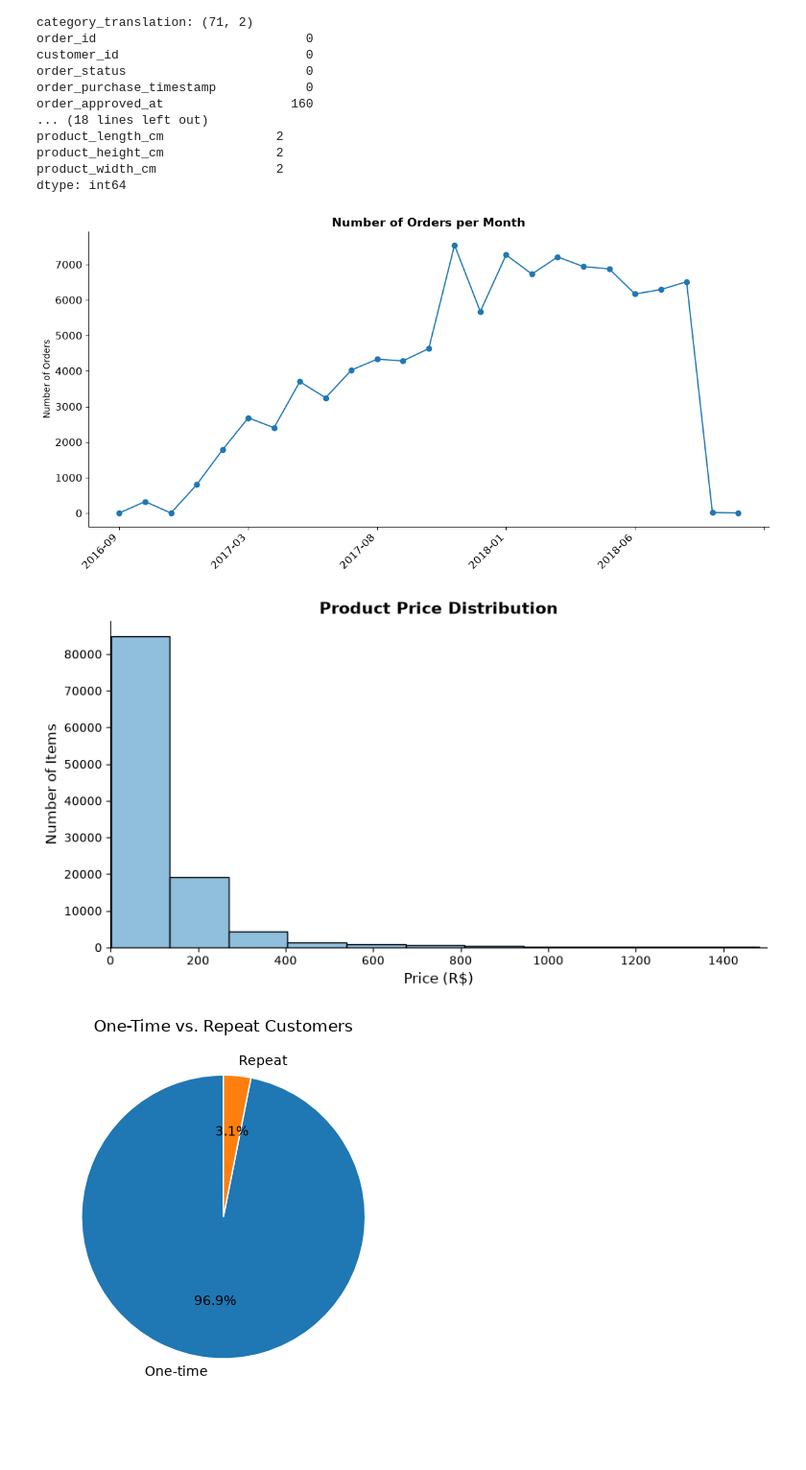
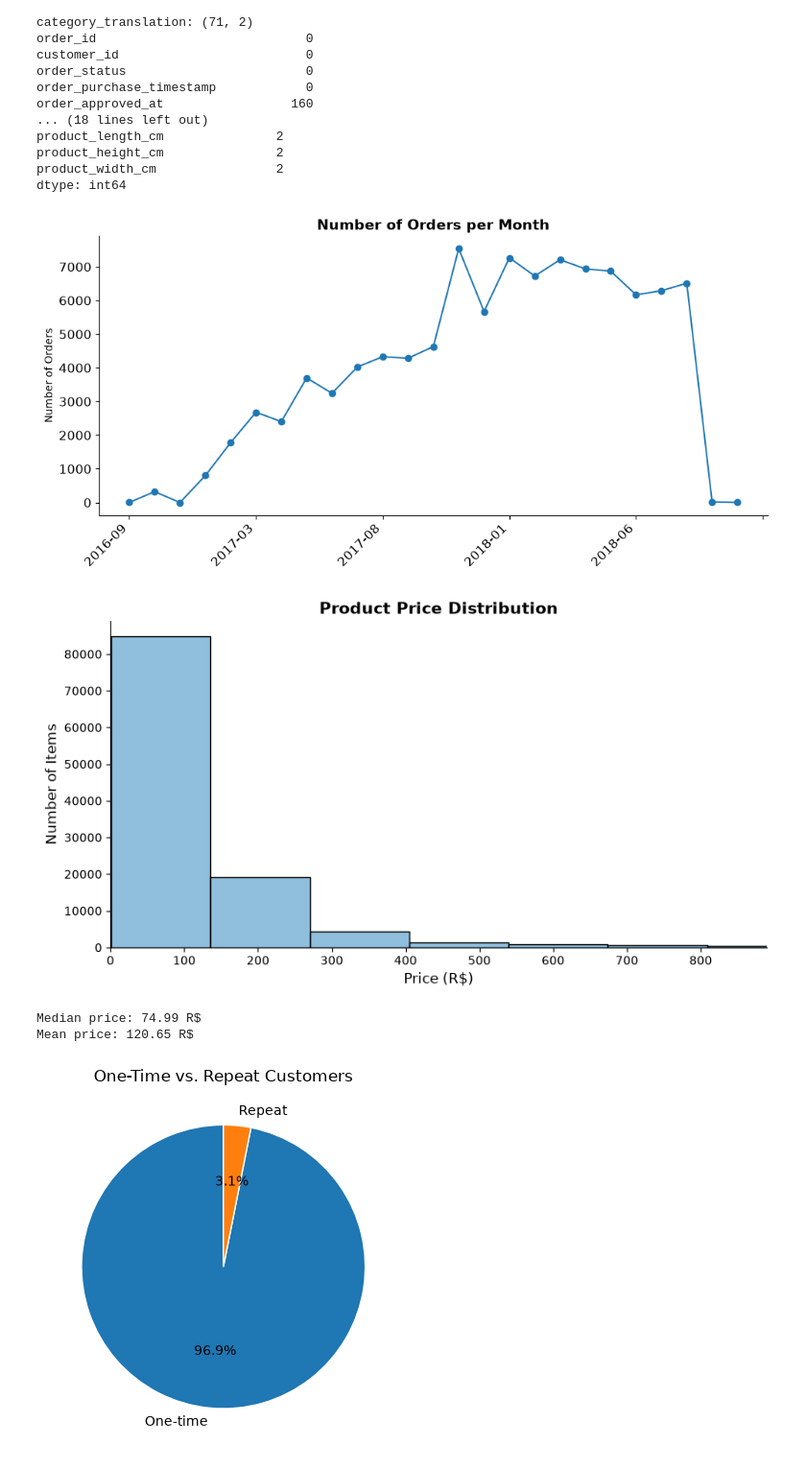
Before and after one commit to kristinamakarin/Olist_Ecommerce_Analysis, a Jupyter notebook: project_python/1_EDA_intro.ipynb, the cells around one changed output. Shown at 96% size. Cells and saved outputs as stored; diff of their text form; code cells hidden in the pictures; blank space fills up the shorter version.

```diff
--- a/project_python/1_EDA_intro.ipynb
+++ b/project_python/1_EDA_intro.ipynb
@@ -79,7 +79,7 @@ dtype: int64
 orders['purchase_month'] = orders['order_purchase_timestamp'].dt.to_period('M').astype(str)
 monthly_orders = orders['purchase_month'].value_counts().sort_index()
 
-monthly_orders.plot(kind='line', marker='o', fontsize=12, figsize=(12,6))
+monthly_orders.plot(kind='line', marker='o', fontsize=12, figsize=(10,5))
 sns.despine()
 plt.title('Number of Orders per Month', fontsize=14, fontweight='bold')
 plt.xlabel('')
@@ -89,23 +89,28 @@ plt.tight_layout()
 plt.savefig('images/orders_per_month.png')
 plt.show()
 # %% [output]
-[figure, old version]
+[figure, new version]
 # %%
 # Question: What does the price distribution look like?
 # The distribution has a very long right tail, so the chart stops at the 99th percentile.
 
 plt.figure(figsize=(10,5))
 sns.histplot(data=order_items['price'], bins=50, color="#6baad4", edgecolor='black')
 sns.despine()
 
 plt.title('Product Price Distribution', fontsize=14, fontweight='bold')
 plt.xlabel('Price (R$)', fontsize=12)
 plt.ylabel('Number of Items', fontsize=12)
-plt.xlim(0, 1500)
+plt.xlim(0, order_items['price'].quantile(0.99))
 plt.savefig('images/product_price_distribution.png')
 plt.show()
+
+print('Median price:', order_items['price'].median(), 'R$')
+print('Mean price:', round(order_items['price'].mean(), 2), 'R$')
 # %% [output]
-[figure, old version]
+[figure, new version]
+Median price: 74.99 R$
+Mean price: 120.65 R$
 # %%
 # Question: How many customers bought only once and how many came back?
 # customer_id is created for every order, so customer_unique_id identifies the real customer.
```
Also changed, not shown: parts of 1 cell of this notebook, 5 other files.
